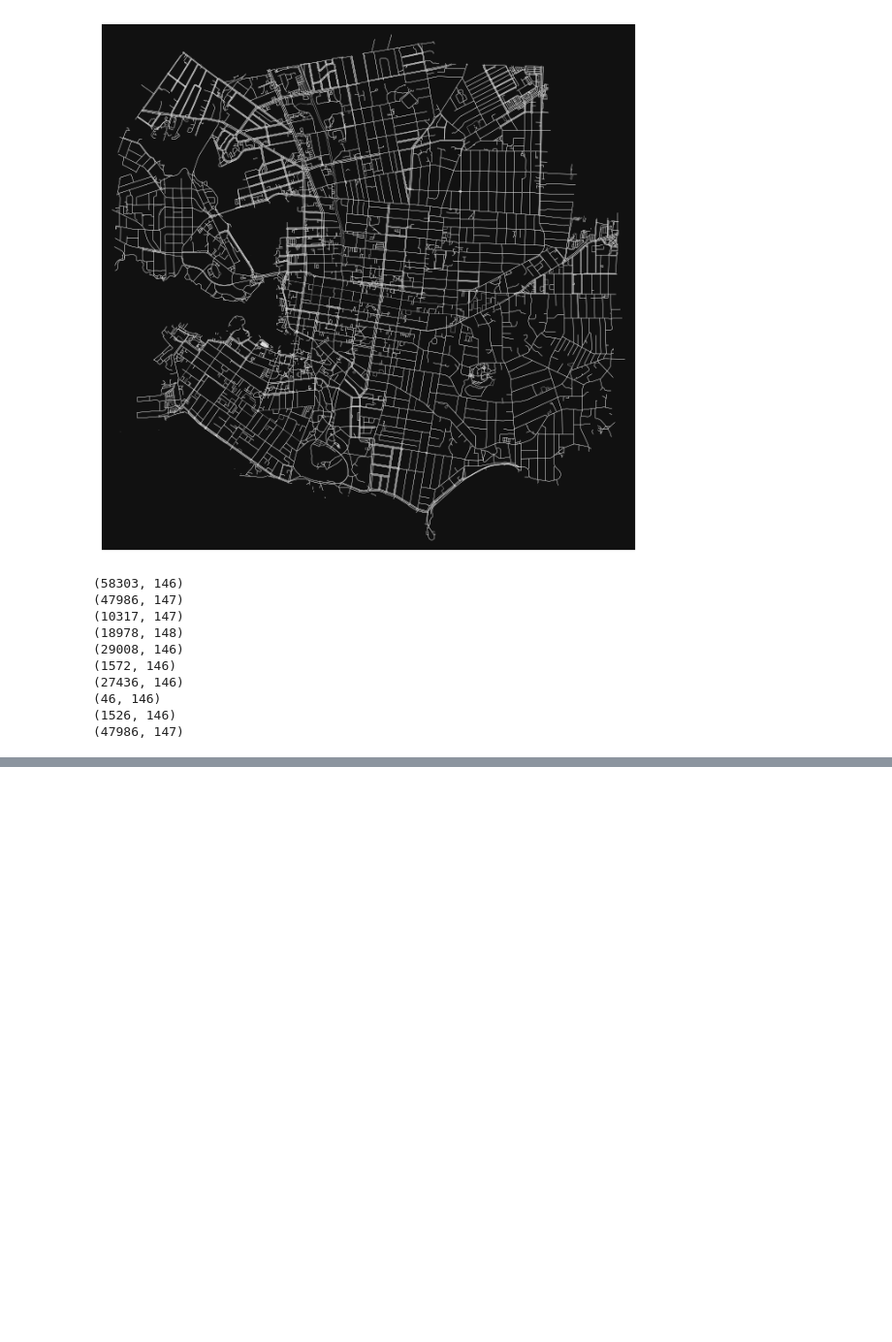
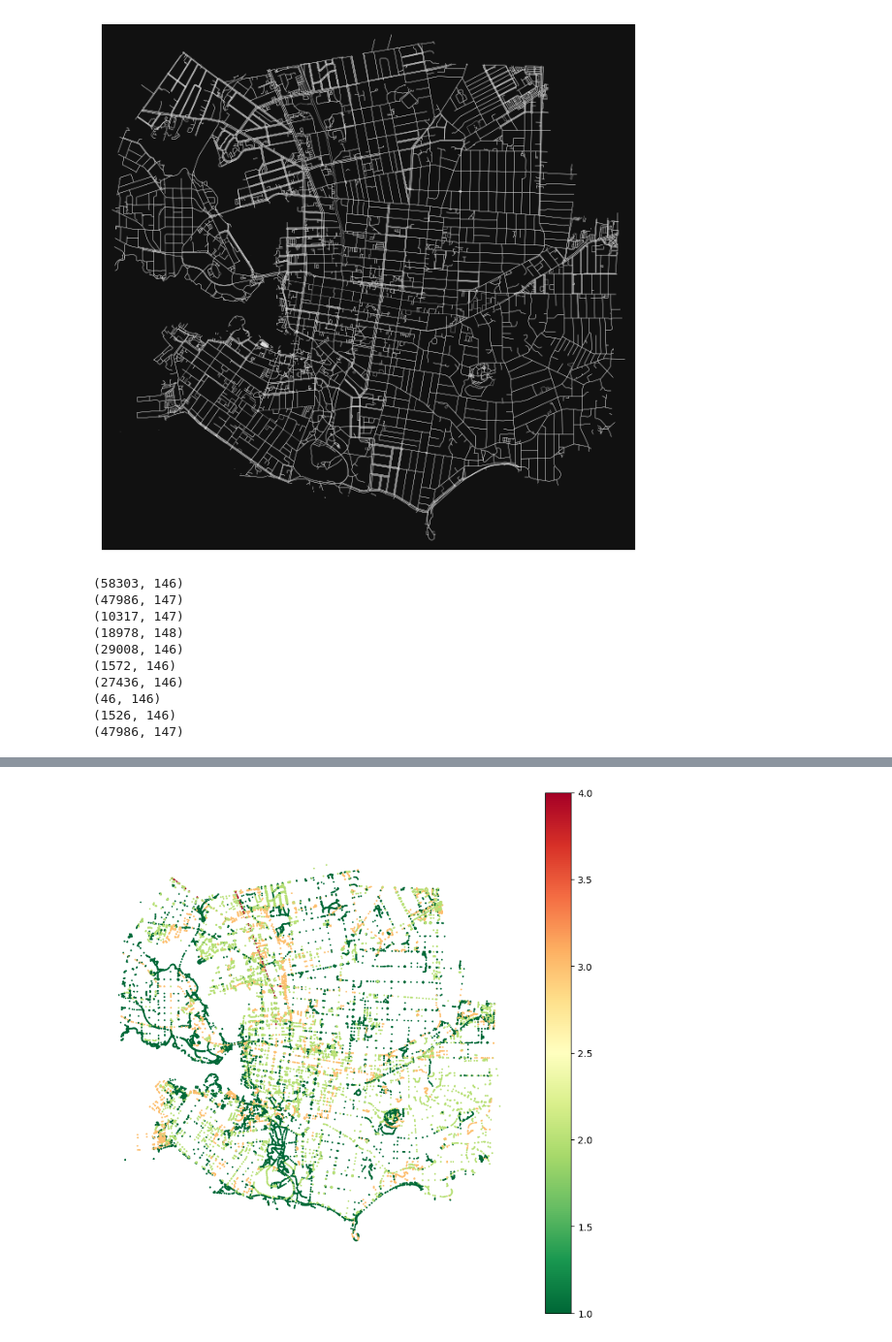
Before and after one commit to chaser-jzx/low_stress_network_quality, a Jupyter notebook: LTS_OSM.ipynb, the cells around one changed output, grey strips where cells are left out. Shown at 97% size. Cells and saved outputs as stored; diff of their text form; code cells hidden in the pictures; blank space fills up the shorter version.

```diff
--- a/LTS_OSM.ipynb
+++ b/LTS_OSM.ipynb
@@ -343 +342,18 @@ ox.save_graphml(G_lts, filepath)
+# %%
+## All LTS
+
+fig1, ax1 = plt.subplots(figsize=(10,10))
+
+gdf_nodes[(gdf_nodes['lts']<=4) & (gdf_nodes['lts']!=0)].plot(
+    ax=ax1,
+    column="lts",
+    markersize=0.7,
+    linewidth=1,
+    cmap='RdYlGn_r',
+    legend=True)
+
+ax1.axis("off")
+plt.show()
+# %% [output]
+[figure, added]
 # %%
```
Also changed, not shown: parts of 16 cells of this notebook.
